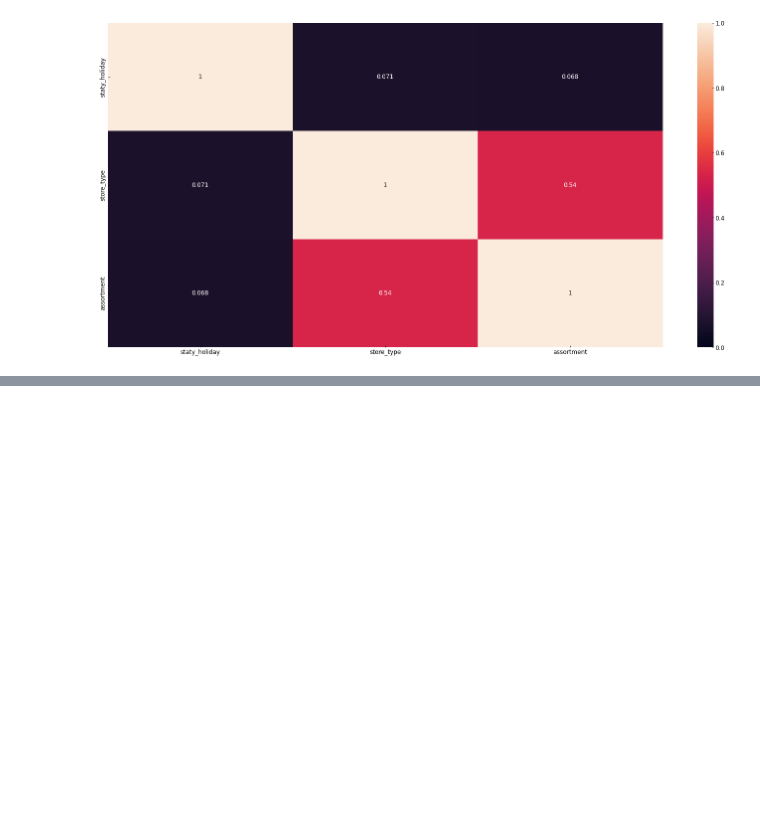
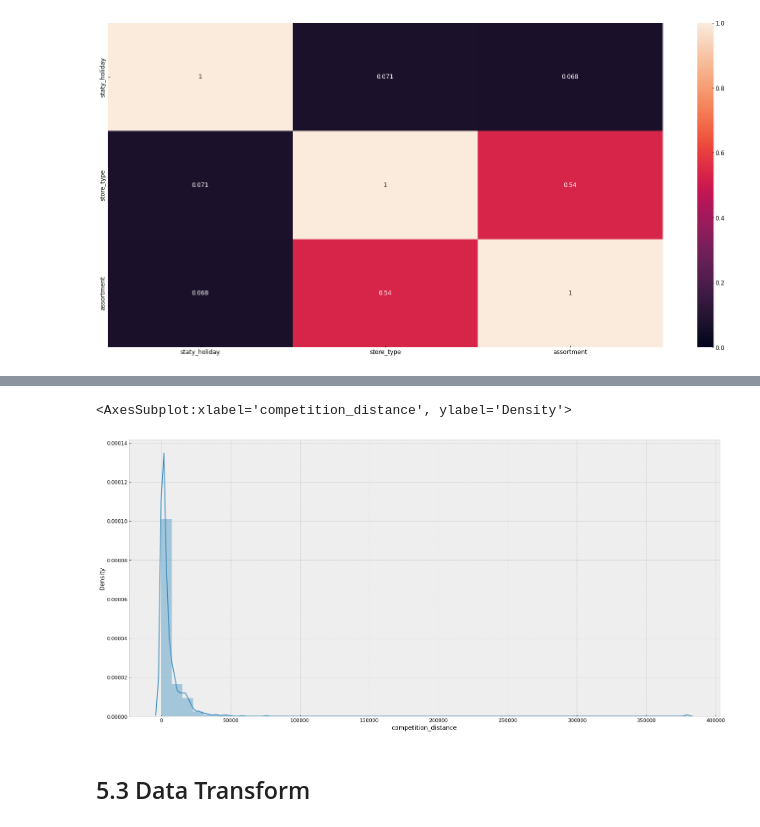
Before and after one commit to elielsantospaes/DS_em_Producao, a Jupyter notebook: Módulo_7_v1_store_sales_prediction.ipynb, the cells around one changed output, grey strips where cells are left out. Cells and saved outputs as stored; diff of their text form; code cells hidden in the pictures; blank space fills up the shorter version.

```diff
--- a/Módulo_7_v1_store_sales_prediction.ipynb
+++ b/Módulo_7_v1_store_sales_prediction.ipynb
@@ -814,0 +846,7 @@ From secssion 4.1 there aren't variable wtih normal distribuction. So we will sp
+# %%
+sns.distplot(a['competition_distance'])
+# %% [output]
+<AxesSubplot:xlabel='competition_distance', ylabel='Density'>
+[figure, added]
+# %% [markdown]
+## 5.3 Data Transform
```
Also changed, not shown: parts of 14 cells of this notebook.
